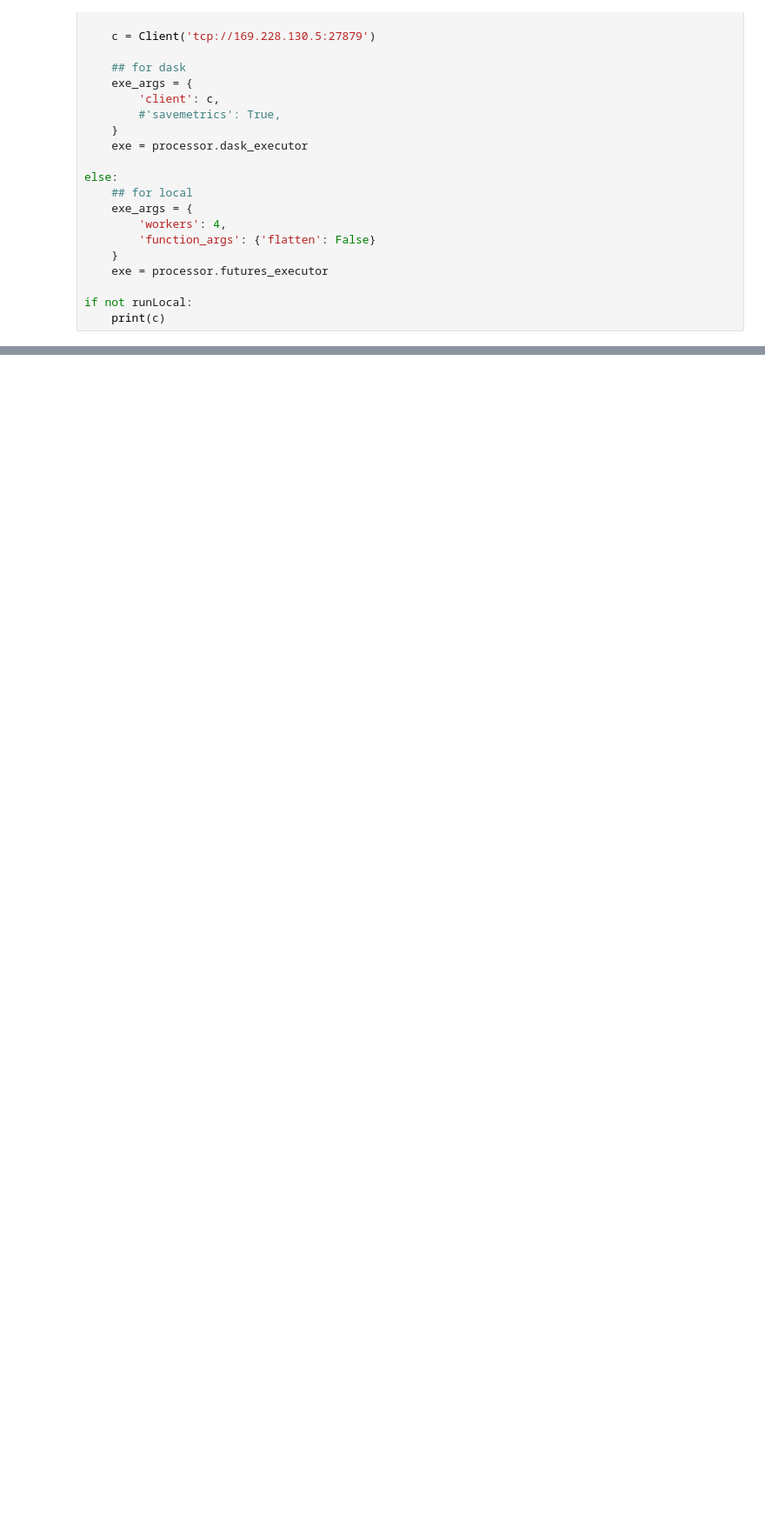
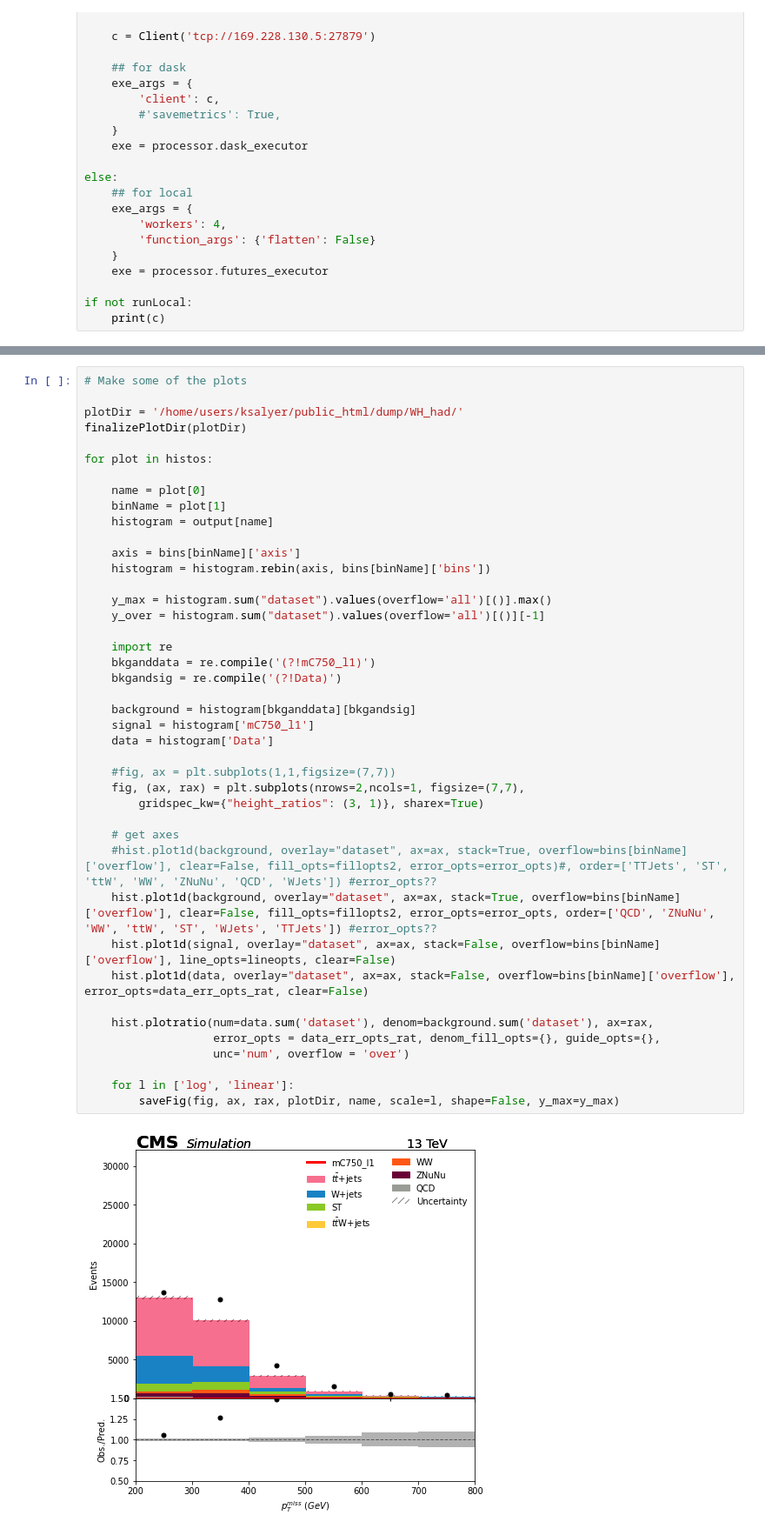
Before and after one commit to mirandabryson/tW_scattering, a Jupyter notebook: processor/oneLep_CR.ipynb, the cells around one changed output, grey strips where cells are left out. Shown at 87% size. Drawn from its saved outputs; the diff is of its cells as text; blank space fills up the shorter version.

```diff
--- a/processor/oneLep_CR.ipynb
+++ b/processor/oneLep_CR.ipynb
@@ -563,0 +765,44 @@ df
+# %%
+# Make some of the plots
+
+plotDir = '/home/users/ksalyer/public_html/dump/WH_had/'
+finalizePlotDir(plotDir)
+
+for plot in histos:
+
+    name = plot[0]
+    binName = plot[1]
+    histogram = output[name]
+
+    axis = bins[binName]['axis']
+    histogram = histogram.rebin(axis, bins[binName]['bins'])
+
+    y_max = histogram.sum("dataset").values(overflow='all')[()].max()
+    y_over = histogram.sum("dataset").values(overflow='all')[()][-1]
+
+    import re
+    bkganddata = re.compile('(?!mC750_l1)')
+    bkgandsig = re.compile('(?!Data)')
+
+    background = histogram[bkganddata][bkgandsig]
+    signal = histogram['mC750_l1']
+    data = histogram['Data']
+
+    #fig, ax = plt.subplots(1,1,figsize=(7,7))
+    fig, (ax, rax) = plt.subplots(nrows=2,ncols=1, figsize=(7,7),
+        gridspec_kw={"height_ratios": (3, 1)}, sharex=True)
+
+    # get axes
+    #hist.plot1d(background, overlay="dataset", ax=ax, stack=True, overflow=bins[binName]['overflow'], clear=False, fill_opts=fillopts2, error_opts=error_opts)#, order=['TTJets', 'ST', 'ttW', 'WW', 'ZNuNu', 'QCD', 'WJets']) #error_opts??
+    hist.plot1d(background, overlay="dataset", ax=ax, stack=True, overflow=bins[binName]['overflow'], clear=False, fill_opts=fillopts2, error_opts=error_opts, order=['QCD', 'ZNuNu', 'WW', 'ttW', 'ST', 'WJets', 'TTJets']) #error_opts??
+    hist.plot1d(signal, overlay="dataset", ax=ax, stack=False, overflow=bins[binName]['overflow'], line_opts=lineopts, clear=False)
+    hist.plot1d(data, overlay="dataset", ax=ax, stack=False, overflow=bins[binName]['overflow'], error_opts=data_err_opts_rat, clear=False)
+
+    hist.plotratio(num=data.sum('dataset'), denom=background.sum('dataset'), ax=rax,
+                   error_opts = data_err_opts_rat, denom_fill_opts={}, guide_opts={},
+                   unc='num', overflow = 'over')
+
+    for l in ['log', 'linear']:
+        saveFig(fig, ax, rax, plotDir, name, scale=l, shape=False, y_max=y_max)
+# %% [output]
+[figure, added]
```
Also changed, not shown: parts of 18 cells of this notebook, 3 other files.
